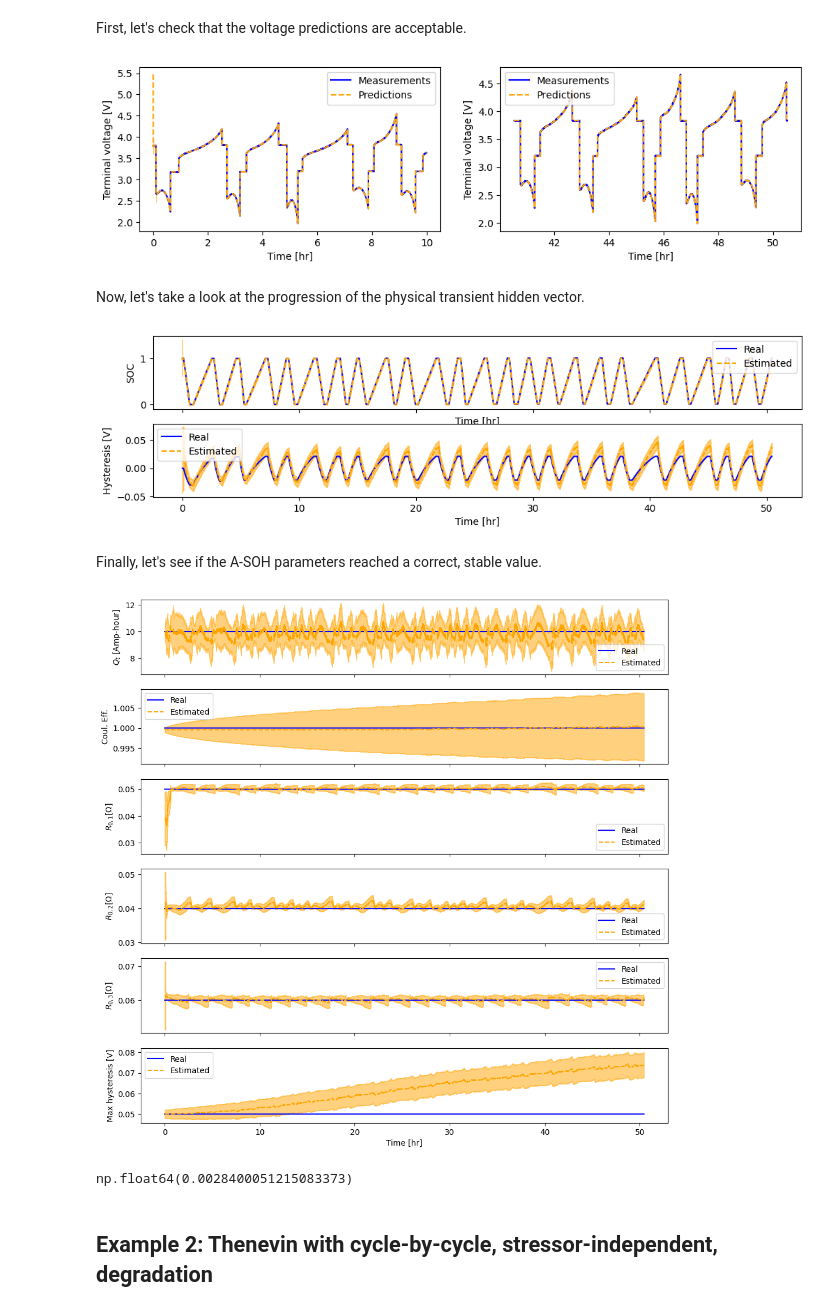
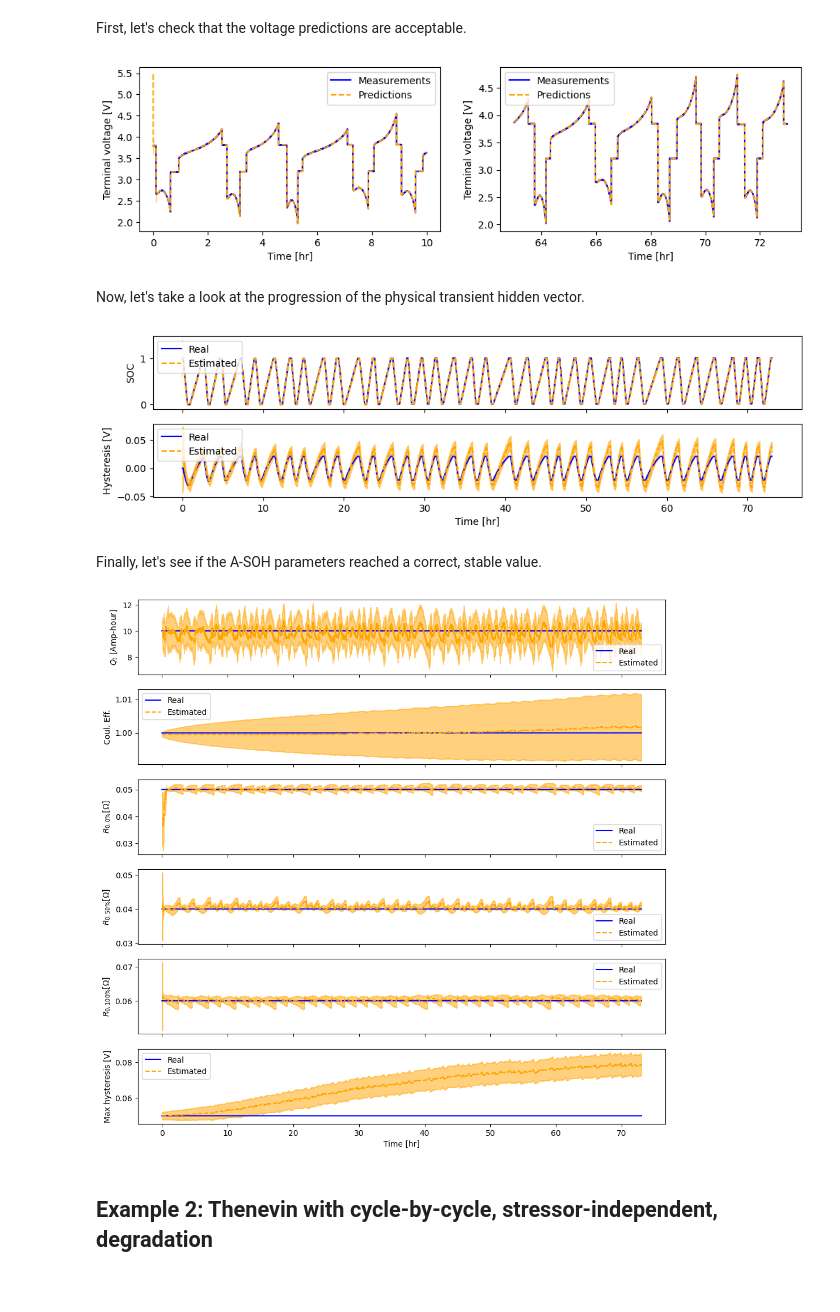
Before and after one commit to ROVI-org/auto-soh, a Jupyter notebook: notebooks/demonstrate_joint_ukf.ipynb, the cells around one changed output. Cells and saved outputs as stored; diff of their text form; code cells hidden in the pictures.

```diff
--- a/notebooks/demonstrate_joint_ukf.ipynb
+++ b/notebooks/demonstrate_joint_ukf.ipynb
@@ -206,7 +206,7 @@ Perturbed A-SOH parameters:  [9.9572639  0.99953508 0.03902681 0.04072698 0.0612
 We can now co-simulate the ECM and update the joint UKF!
 # %%
 # Total number of cycles to simulate
-num_cycles = 100
+num_cycles = 35
 
 # Let's also create a simple ways to store UKF predictions and estimates, as well as the inputs provided
 noisy_voltage = []
@@ -227,7 +227,7 @@ for _ in range(num_cycles):
         # Add noise to give to the UKF and store it
         vt = cell_response.terminal_voltage + rng.normal(loc=0.0, scale=voltage_err / 2)
         noisy_voltage += [vt]
-        # Step the joint estimator
+        # Step the joint estimator``
         measurement = ECMMeasurement(terminal_voltage=vt)
         pred_measure, est_hidden = rint_joint_ukf.step(u=new_input, y=measurement)
         # Save to the dictionary
@@ -308,49 +306,49 @@ for ax in axes:
     ax.set_xlabel('Time [hr]')
     ax.set_ylabel('Terminal voltage [V]')
 # %% [output]
-[figure, old version]
+[figure, new version]
 # %% [markdown]
 Now, let's take a look at the progression of the physical transient hidden vector.
 # %%
 fig, axes = plt.subplots(2, 1, sharex='col', figsize=(12,3))
-axes[0].plot(timestamps[:len(real_soc)],
-             real_soc,
+axes[0].plot(timestamps,
+             real_soc[1:],
              color='blue',
              label='Real')
 axes[0].plot(timestamps[:len(estimated_soc)],
              estimated_soc,
              linestyle='--',
              color='orange',
              label='Estimated')
 axes[0].fill_between(timestamps[:len(estimated_soc)],
                      (estimated_soc + 2*estimated_soc_std),
                      (estimated_soc - 2*estimated_soc_std),
                      color='orange',
                      alpha=0.5,
                      zorder=0)
-axes[1].plot(timestamps[:len(real_soc)],
-             real_hyst,
+axes[1].plot(timestamps,
+             real_hyst[1:],
              color='blue',
              label='Real')
 axes[1].plot(timestamps[:len(estimated_hyst)],
              estimated_hyst,
              linestyle='--',
              color='orange',
              label='Estimated')
 axes[1].fill_between(timestamps[:len(estimated_hyst)],
                      (estimated_hyst + 2*estimated_hyst_std),
                      (estimated_hyst - 2*estimated_hyst_std),
                      color='orange',
                      alpha=0.5,
                      zorder=0)
 
 axes[0].set_ylabel('SOC')
 axes[1].set_ylabel('Hysteresis [V]')
+axes[-1].set_xlabel('Time [hr]')
 for ax in axes:
     ax.legend()
-    ax.set_xlabel('Time [hr]')
 # %% [output]
-[figure, old version]
+[figure, new version]
 # %% [markdown]
 Finally, let's see if the A-SOH parameters reached a correct, stable value.
 # %%
@@ -369,7 +367,7 @@ estimated_uncertainties += [2 * estimated_R0_std[:,1,1]]
 estimated_uncertainties += [2 * estimated_R0_std[:,2,2]]
 estimated_uncertainties += [2 * estimated_H0_std]
 parameter_names = [r'$Q_t$ [Amp-hour]', 'Coul. Eff.', \
-                   r'$R_{0,1} [\Omega]$', r'$R_{0,2} [\Omega]$', r'$R_{0,3} [\Omega]$', 'Max hysteresis [V]']
+                   r'$R_{0,0\%} [\Omega]$', r'$R_{0,50\%} [\Omega]$', r'$R_{0,100\%} [\Omega]$', 'Max hysteresis [V]']
 
 axes[-1].set_xlabel('Time [hr]')
 
@@ -392,11 +390,7 @@ for i, ax in enumerate(axes):
     ax.legend()
     ax.set_ylabel(parameter_names[i])
 # %% [output]
-[figure, old version]
+[figure, new version]
-# %%
-np.mean(estimated_CE_std)
-# %% [output]
-np.float64(0.0028400051215083373)
 # %% [markdown]
 ## Example 2: Thenevin with cycle-by-cycle, stressor-independent, degradation
 # %% [markdown]
```
Also changed, not shown: parts of 1 cell of this notebook.
